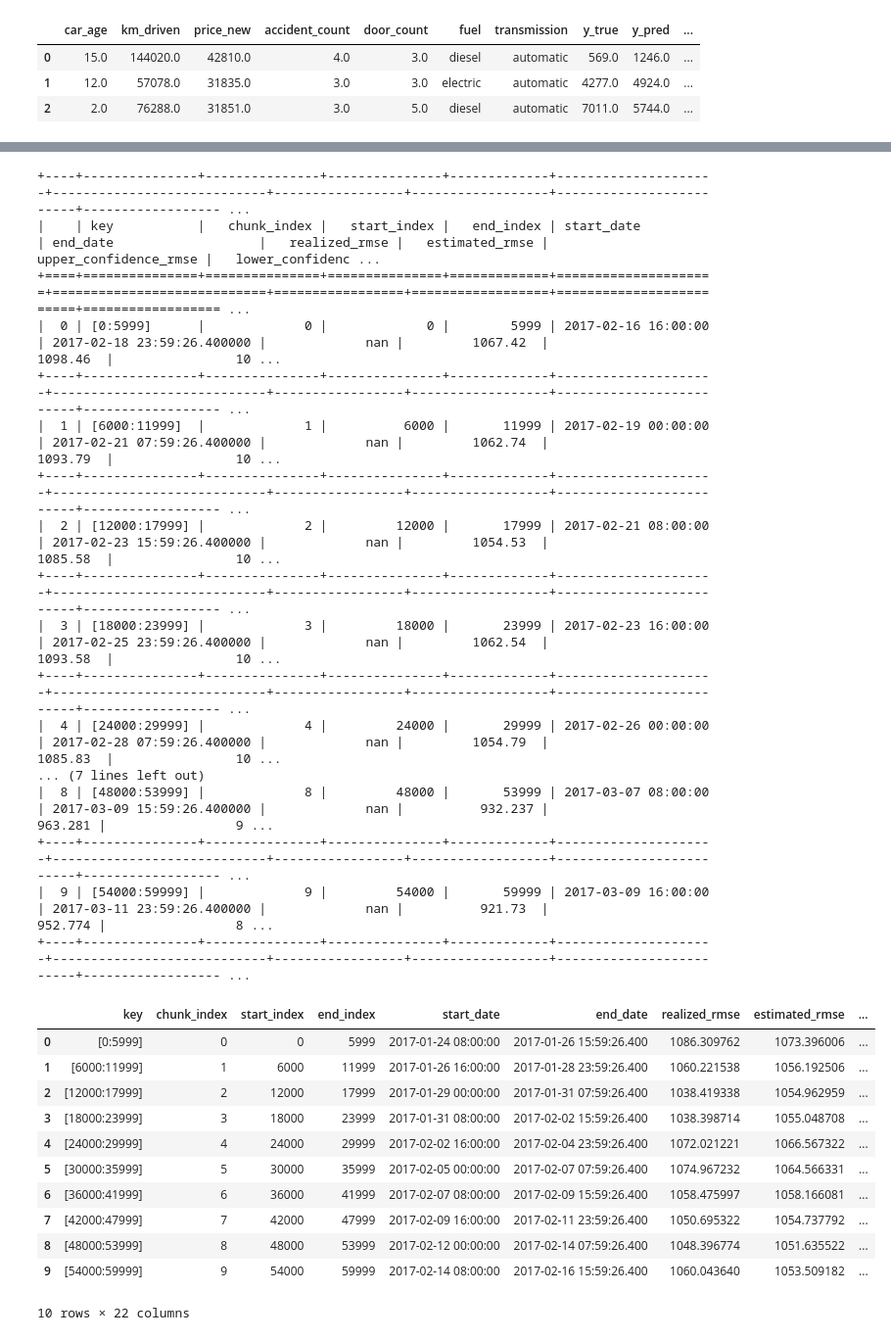
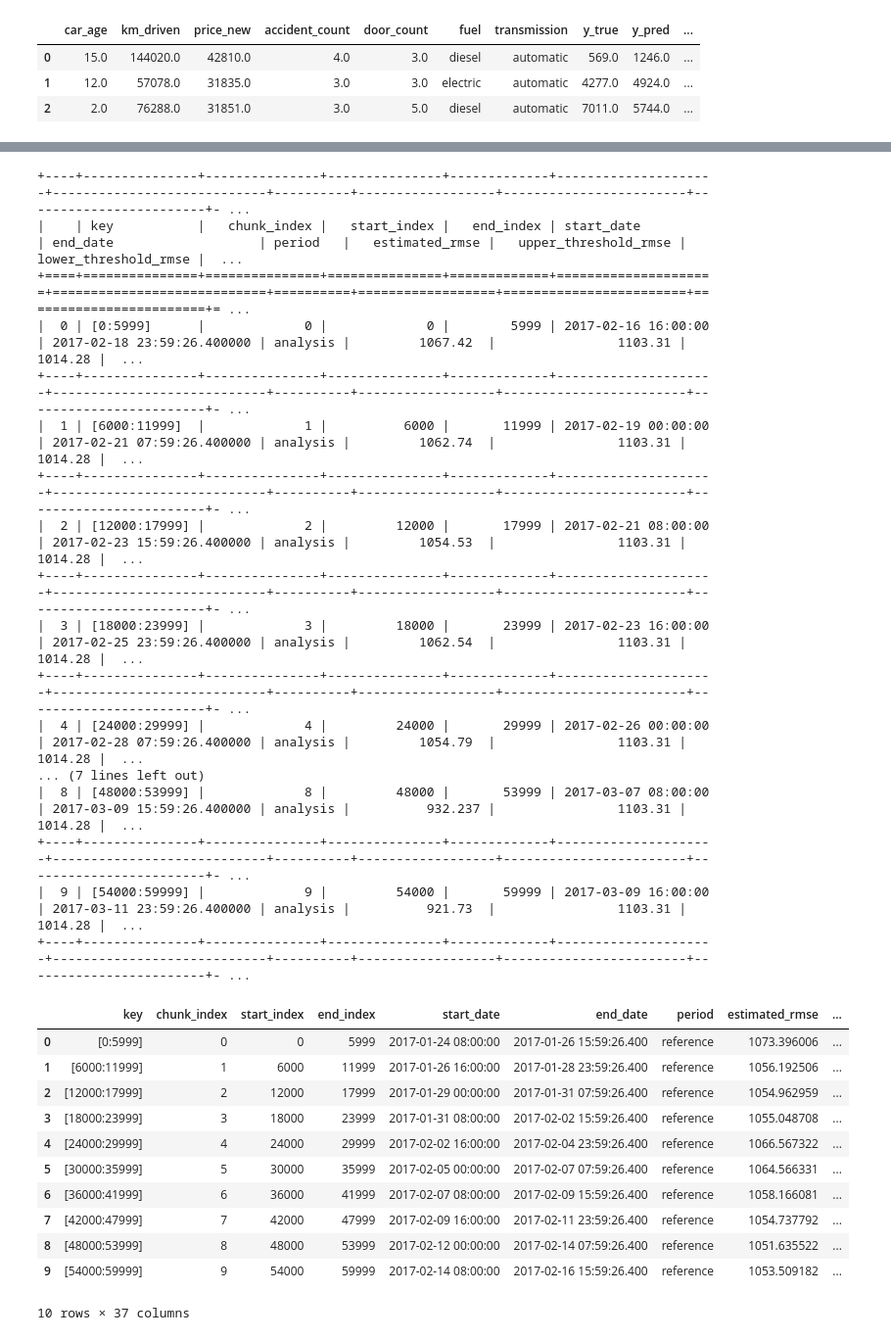
Before and after one commit to NannyML/nannyml, a Jupyter notebook: docs/example_notebooks/Tutorial - Estimating Performance - Regression.ipynb, the cells around one changed output, grey strips where cells are left out. Shown at 98% size. Drawn from its saved outputs; the diff is of its cells as text; code cells hidden in the pictures.

```diff
--- a/docs/example_notebooks/Tutorial - Estimating Performance - Regression.ipynb
+++ b/docs/example_notebooks/Tutorial - Estimating Performance - Regression.ipynb
@@ -52,36 +51,36 @@ display(results.data)
 # %%
-print(results.data.to_markdown(tablefmt="grid"))
+print(results.filter(period='analysis').to_df().to_markdown(tablefmt="grid"))
 # %% [output]
-+----+---------------+---------------+---------------+-------------+---------------------+----------------------------+-----------------+------------------+-------------------------+------------------ ...
-|    | key           |   chunk_index |   start_index |   end_index | start_date          | end_date                   |   realized_rmse |   estimated_rmse |   upper_confidence_rmse |   lower_confidenc ...
-+====+===============+===============+===============+=============+=====================+============================+=================+==================+=========================+================== ...
-|  0 | [0:5999]      |             0 |             0 |        5999 | 2017-02-16 16:00:00 | 2017-02-18 23:59:26.400000 |             nan |         1067.42  |                1098.46  |                10 ...
-+----+---------------+---------------+---------------+-------------+---------------------+----------------------------+-----------------+------------------+-------------------------+------------------ ...
-|  1 | [6000:11999]  |             1 |          6000 |       11999 | 2017-02-19 00:00:00 | 2017-02-21 07:59:26.400000 |             nan |         1062.74  |                1093.79  |                10 ...
-+----+---------------+---------------+---------------+-------------+---------------------+----------------------------+-----------------+------------------+-------------------------+------------------ ...
-|  2 | [12000:17999] |             2 |         12000 |       17999 | 2017-02-21 08:00:00 | 2017-02-23 15:59:26.400000 |             nan |         1054.53  |                1085.58  |                10 ...
-+----+---------------+---------------+---------------+-------------+---------------------+----------------------------+-----------------+------------------+-------------------------+------------------ ...
-|  3 | [18000:23999] |             3 |         18000 |       23999 | 2017-02-23 16:00:00 | 2017-02-25 23:59:26.400000 |             nan |         1062.54  |                1093.58  |                10 ...
-+----+---------------+---------------+---------------+-------------+---------------------+----------------------------+-----------------+------------------+-------------------------+------------------ ...
-|  4 | [24000:29999] |             4 |         24000 |       29999 | 2017-02-26 00:00:00 | 2017-02-28 07:59:26.400000 |             nan |         1054.79  |                1085.83  |                10 ...
++----+---------------+---------------+---------------+-------------+---------------------+----------------------------+----------+------------------+------------------------+------------------------+- ...
+|    | key           |   chunk_index |   start_index |   end_index | start_date          | end_date                   | period   |   estimated_rmse |   upper_threshold_rmse |   lower_threshold_rmse |  ...
++====+===============+===============+===============+=============+=====================+============================+==========+==================+========================+========================+= ...
+|  0 | [0:5999]      |             0 |             0 |        5999 | 2017-02-16 16:00:00 | 2017-02-18 23:59:26.400000 | analysis |         1067.42  |                1103.31 |                1014.28 |  ...
++----+---------------+---------------+---------------+-------------+---------------------+----------------------------+----------+------------------+------------------------+------------------------+- ...
+|  1 | [6000:11999]  |             1 |          6000 |       11999 | 2017-02-19 00:00:00 | 2017-02-21 07:59:26.400000 | analysis |         1062.74  |                1103.31 |                1014.28 |  ...
++----+---------------+---------------+---------------+-------------+---------------------+----------------------------+----------+------------------+------------------------+------------------------+- ...
+|  2 | [12000:17999] |             2 |         12000 |       17999 | 2017-02-21 08:00:00 | 2017-02-23 15:59:26.400000 | analysis |         1054.53  |                1103.31 |                1014.28 |  ...
++----+---------------+---------------+---------------+-------------+---------------------+----------------------------+----------+------------------+------------------------+------------------------+- ...
+|  3 | [18000:23999] |             3 |         18000 |       23999 | 2017-02-23 16:00:00 | 2017-02-25 23:59:26.400000 | analysis |         1062.54  |                1103.31 |                1014.28 |  ...
++----+---------------+---------------+---------------+-------------+---------------------+----------------------------+----------+------------------+------------------------+------------------------+- ...
+|  4 | [24000:29999] |             4 |         24000 |       29999 | 2017-02-26 00:00:00 | 2017-02-28 07:59:26.400000 | analysis |         1054.79  |                1103.31 |                1014.28 |  ...
 ... (7 lines left out)
-|  8 | [48000:53999] |             8 |         48000 |       53999 | 2017-03-07 08:00:00 | 2017-03-09 15:59:26.400000 |             nan |          932.237 |                 963.281 |                 9 ...
-+----+---------------+---------------+---------------+-------------+---------------------+----------------------------+-----------------+------------------+-------------------------+------------------ ...
-|  9 | [54000:59999] |             9 |         54000 |       59999 | 2017-03-09 16:00:00 | 2017-03-11 23:59:26.400000 |             nan |          921.73  |                 952.774 |                 8 ...
-+----+---------------+---------------+---------------+-------------+---------------------+----------------------------+-----------------+------------------+-------------------------+------------------ ...
+|  8 | [48000:53999] |             8 |         48000 |       53999 | 2017-03-07 08:00:00 | 2017-03-09 15:59:26.400000 | analysis |          932.237 |                1103.31 |                1014.28 |  ...
++----+---------------+---------------+---------------+-------------+---------------------+----------------------------+----------+------------------+------------------------+------------------------+- ...
+|  9 | [54000:59999] |             9 |         54000 |       59999 | 2017-03-09 16:00:00 | 2017-03-11 23:59:26.400000 | analysis |          921.73  |                1103.31 |                1014.28 |  ...
++----+---------------+---------------+---------------+-------------+---------------------+----------------------------+----------+------------------+------------------------+------------------------+- ...
 # %%
-display(results.estimator.previous_reference_results)
+display(results.filter(period='reference').to_df())
 # %% [output]
-|  | key | chunk_index | start_index | end_index | start_date | end_date | realized_rmse | estimated_rmse | ... |
-| 0 | [0:5999] | 0 | 0 | 5999 | 2017-01-24 08:00:00 | 2017-01-26 15:59:26.400 | 1086.309762 | 1073.396006 | ... |
-| 1 | [6000:11999] | 1 | 6000 | 11999 | 2017-01-26 16:00:00 | 2017-01-28 23:59:26.400 | 1060.221538 | 1056.192506 | ... |
-| 2 | [12000:17999] | 2 | 12000 | 17999 | 2017-01-29 00:00:00 | 2017-01-31 07:59:26.400 | 1038.419338 | 1054.962959 | ... |
-| 3 | [18000:23999] | 3 | 18000 | 23999 | 2017-01-31 08:00:00 | 2017-02-02 15:59:26.400 | 1038.398714 | 1055.048708 | ... |
-| 4 | [24000:29999] | 4 | 24000 | 29999 | 2017-02-02 16:00:00 | 2017-02-04 23:59:26.400 | 1072.021221 | 1066.567322 | ... |
-| 5 | [30000:35999] | 5 | 30000 | 35999 | 2017-02-05 00:00:00 | 2017-02-07 07:59:26.400 | 1074.967232 | 1064.566331 | ... |
-| 6 | [36000:41999] | 6 | 36000 | 41999 | 2017-02-07 08:00:00 | 2017-02-09 15:59:26.400 | 1058.475997 | 1058.166081 | ... |
-| 7 | [42000:47999] | 7 | 42000 | 47999 | 2017-02-09 16:00:00 | 2017-02-11 23:59:26.400 | 1050.695322 | 1054.737792 | ... |
-| 8 | [48000:53999] | 8 | 48000 | 53999 | 2017-02-12 00:00:00 | 2017-02-14 07:59:26.400 | 1048.396774 | 1051.635522 | ... |
-| 9 | [54000:59999] | 9 | 54000 | 59999 | 2017-02-14 08:00:00 | 2017-02-16 15:59:26.400 | 1060.043640 | 1053.509182 | ... |
+|  | key | chunk_index | start_index | end_index | start_date | end_date | period | estimated_rmse | ... |
+| 0 | [0:5999] | 0 | 0 | 5999 | 2017-01-24 08:00:00 | 2017-01-26 15:59:26.400 | reference | 1073.396006 | ... |
+| 1 | [6000:11999] | 1 | 6000 | 11999 | 2017-01-26 16:00:00 | 2017-01-28 23:59:26.400 | reference | 1056.192506 | ... |
+| 2 | [12000:17999] | 2 | 12000 | 17999 | 2017-01-29 00:00:00 | 2017-01-31 07:59:26.400 | reference | 1054.962959 | ... |
+| 3 | [18000:23999] | 3 | 18000 | 23999 | 2017-01-31 08:00:00 | 2017-02-02 15:59:26.400 | reference | 1055.048708 | ... |
+| 4 | [24000:29999] | 4 | 24000 | 29999 | 2017-02-02 16:00:00 | 2017-02-04 23:59:26.400 | reference | 1066.567322 | ... |
+| 5 | [30000:35999] | 5 | 30000 | 35999 | 2017-02-05 00:00:00 | 2017-02-07 07:59:26.400 | reference | 1064.566331 | ... |
+| 6 | [36000:41999] | 6 | 36000 | 41999 | 2017-02-07 08:00:00 | 2017-02-09 15:59:26.400 | reference | 1058.166081 | ... |
+| 7 | [42000:47999] | 7 | 42000 | 47999 | 2017-02-09 16:00:00 | 2017-02-11 23:59:26.400 | reference | 1054.737792 | ... |
+| 8 | [48000:53999] | 8 | 48000 | 53999 | 2017-02-12 00:00:00 | 2017-02-14 07:59:26.400 | reference | 1051.635522 | ... |
+| 9 | [54000:59999] | 9 | 54000 | 59999 | 2017-02-14 08:00:00 | 2017-02-16 15:59:26.400 | reference | 1053.509182 | ... |
-10 rows × 22 columns
+10 rows × 37 columns
 # %%
```
Also changed, not shown: parts of 2 cells of this notebook, 22 other files.
